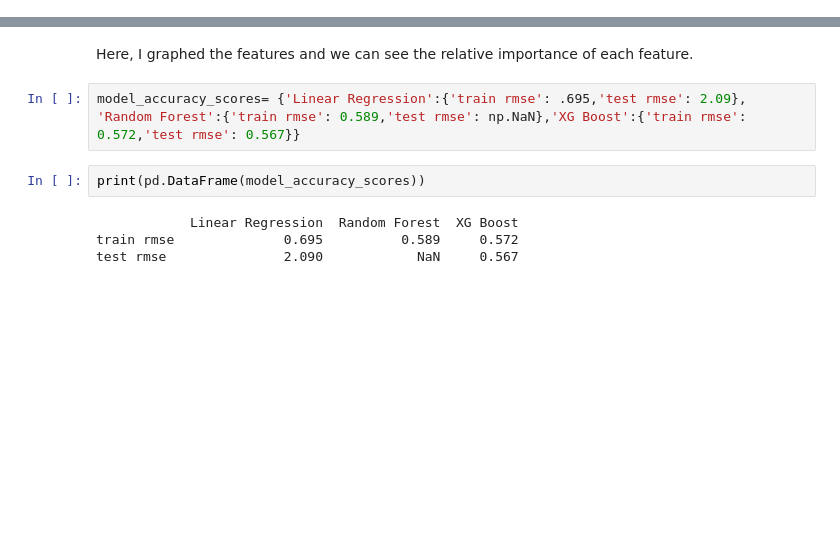
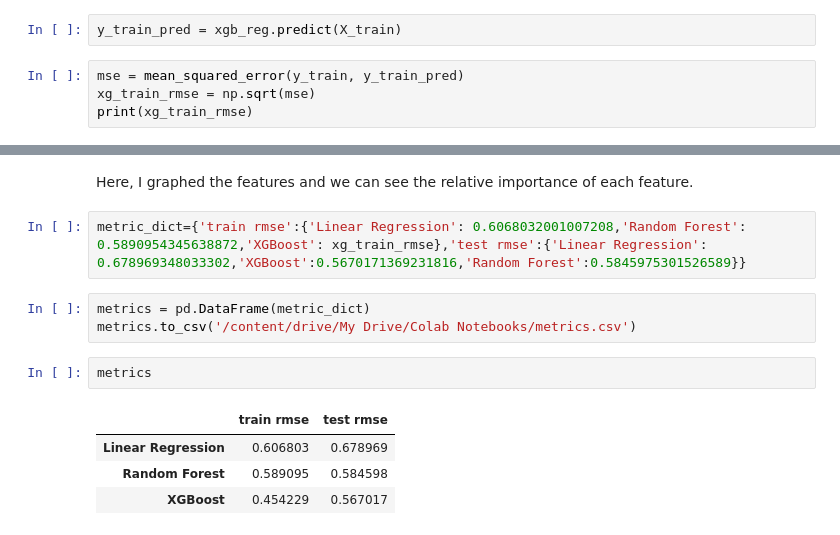
Before and after one commit to bowserd1/California-Housing-Project, a Jupyter notebook: Modeling.ipynb, the cells around one changed output, grey strips where cells are left out. Saved outputs shown, nothing was run; the diff lists cells and outputs as text; blank space fills up the shorter version.

```diff
--- a/Modeling.ipynb
+++ b/Modeling.ipynb
@@ -259,3 +300,9 @@ XGBRegressor(base_score=None, booster=None, callbacks=None,
              min_child_weight=None, missing=nan, monotone_constraints=None,
              n_estimators=1000, n_jobs=None, num_parallel_tree=None,
              predictor=None, random_state=None, ...)
+# %%
+y_train_pred = xgb_reg.predict(X_train)
+# %%
+mse = mean_squared_error(y_train, y_train_pred)
+xg_train_rmse = np.sqrt(mse)
+print(xg_train_rmse)
@@ -316,11 +364,15 @@ plt.show()
 [figure]
 # %% [markdown]
 Here, I graphed the features and we can see the relative importance of each feature.
-# %%
-model_accuracy_scores= {'Linear Regression':{'train rmse': .695,'test rmse': 2.09}, 'Random Forest':{'train rmse': 0.589,'test rmse': np.NaN},'XG Boost':{'train rmse': 0.572,'test rmse': 0.567}}
-# %%
-print(pd.DataFrame(model_accuracy_scores))
-# %% [output]
-            Linear Regression  Random Forest  XG Boost
-train rmse              0.695          0.589     0.572
-test rmse               2.090            NaN     0.567
+# %%
+metric_dict={'train rmse':{'Linear Regression': 0.6068032001007208,'Random Forest': 0.5890954345638872,'XGBoost': xg_train_rmse},'test rmse':{'Linear Regression': 0.678969348033302,'XGBoost':0.5670171369231816,'Random Forest':0.5845975301526589}}
+# %%
+metrics = pd.DataFrame(metric_dict)
+metrics.to_csv('/content/drive/My Drive/Colab Notebooks/metrics.csv')
+# %%
+metrics
+# %% [output]
+|  | train rmse | test rmse |
+| Linear Regression | 0.606803 | 0.678969 |
+| Random Forest | 0.589095 | 0.584598 |
+| XGBoost | 0.454229 | 0.567017 |
```
Also changed, not shown: parts of 17 cells of this notebook.
